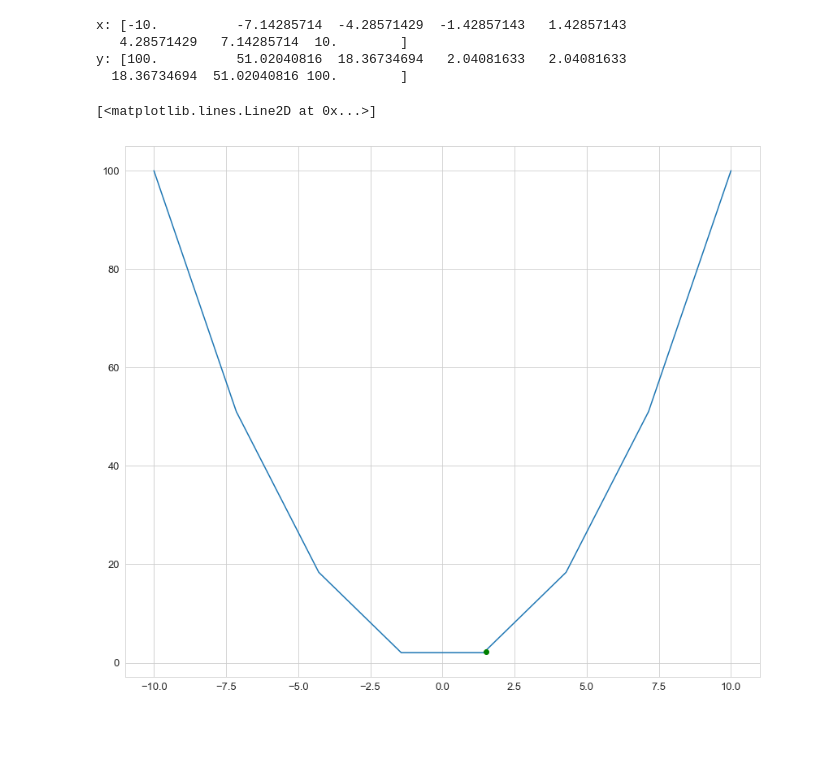
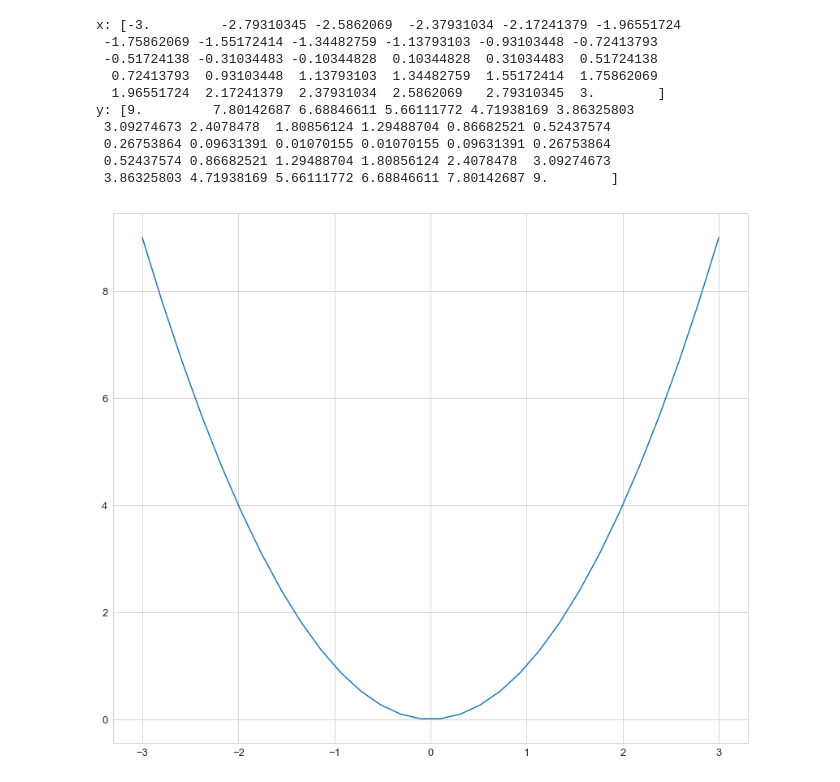
Before and after one commit to Dzhalolov/LabsForUniversity, a Jupyter notebook: Untitled.ipynb, the cells around one changed output. Drawn from its saved outputs; the diff is of its cells as text; code cells hidden in the pictures; blank space fills up the shorter version.

```diff
--- a/Untitled.ipynb
+++ b/Untitled.ipynb
@@ -41,24 +41,26 @@ def newton(x, x_new, n, y):
 # %%
 import numpy as np
 import matplotlib.pyplot as plt
 
-a = -10
-b = 10
-n = 8
+a = -3
+b = 3
+n = 30
 x = np.linspace(a, b, n)
 y = x ** 2
 plt.plot(x, y)
 print("x: {} \ny: {}".format(x, y))
-x_new = 1.5
-y_new = newton(x, x_new, n, y)
-plt.plot(x_new, y_new, color='green', marker='o', linestyle='dashed')
 # %% [output]
-x: [-10.          -7.14285714  -4.28571429  -1.42857143   1.42857143
-   4.28571429   7.14285714  10.        ]
-y: [100.          51.02040816  18.36734694   2.04081633   2.04081633
-  18.36734694  51.02040816 100.        ]
+x: [-3.         -2.79310345 -2.5862069  -2.37931034 -2.17241379 -1.96551724
+ -1.75862069 -1.55172414 -1.34482759 -1.13793103 -0.93103448 -0.72413793
+ -0.51724138 -0.31034483 -0.10344828  0.10344828  0.31034483  0.51724138
+  0.72413793  0.93103448  1.13793103  1.34482759  1.55172414  1.75862069
+  1.96551724  2.17241379  2.37931034  2.5862069   2.79310345  3.        ]
+y: [9.         7.80142687 6.68846611 5.66111772 4.71938169 3.86325803
+ 3.09274673 2.4078478  1.80856124 1.29488704 0.86682521 0.52437574
+ 0.26753864 0.09631391 0.01070155 0.01070155 0.09631391 0.26753864
+ 0.52437574 0.86682521 1.29488704 1.80856124 2.4078478  3.09274673
+ 3.86325803 4.71938169 5.66111772 6.68846611 7.80142687 9.        ]
-[<matplotlib.lines.Line2D at 0x...>]
-[figure, old version]
+[figure, new version]
 # %%
 def proccesing(x, n, y):
     result = []
```
Also changed, not shown: parts of 8 cells of this notebook.
